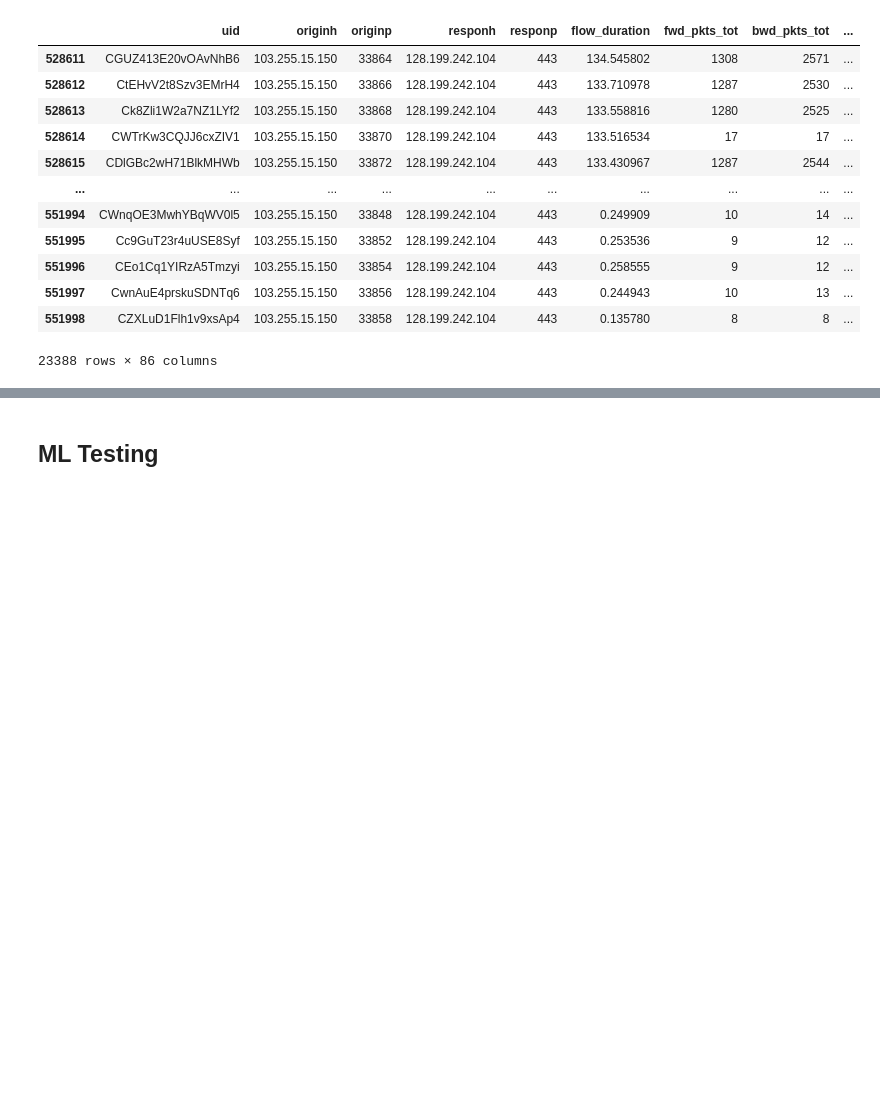
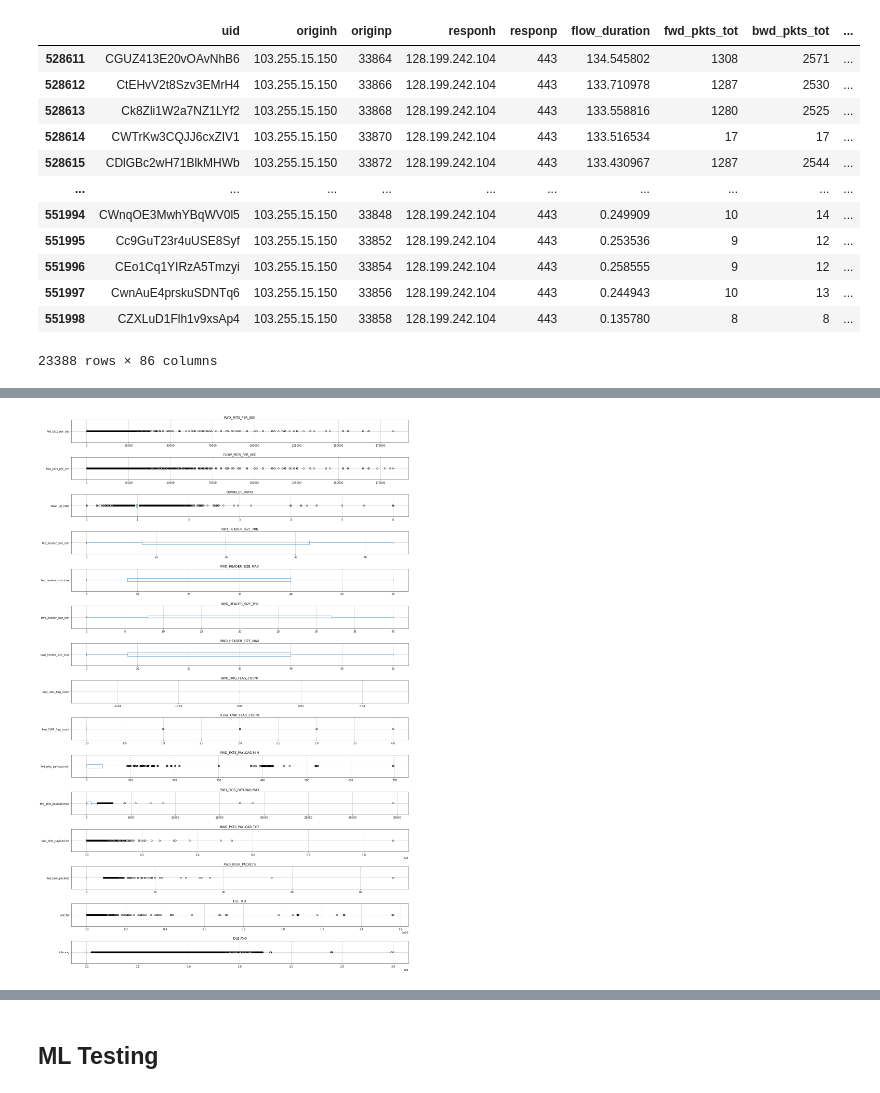
Before and after one commit to linjoshua882/deep-learning-cybersecurity-intrusion-detection, a Jupyter notebook: code.ipynb, the cells around one changed output, grey strips where cells are left out. Drawn from its saved outputs; the diff is of its cells as text; code cells hidden in the pictures; blank space fills up the shorter version.

Commit message:
added feature selection process and additional model workflow

```diff
--- a/code.ipynb
+++ b/code.ipynb
@@ -29,5 +26,5 @@ Saving ALLFLOWMETER_HIKARI2021.csv to ALLFLOWMETER_HIKARI2021 (1).csv
 # %%
-df = pd.read_csv(io.BytesIO(uploaded['ALLFLOWMETER_HIKARI2021.csv']))
+df = pd.read_csv('/content/ALLFLOWMETER_HIKARI2021.csv')
 # %%
 df = df.drop(columns=['Unnamed: 0.1', 'Unnamed: 0'])
 # %%
@@ -345,0 +67,3 @@ y = df['Label']
+# %%
+df = df[(df['traffic_category'] == 'Benign') | (df['traffic_category'] == 'Probing')]
+df = df.select_dtypes(include=[np.number])
@@ -345,0 +123,9 @@ y = df['Label']
+# %%
+fvalue_selector = SelectKBest(f_classif, k=15)
+X_best_features = fvalue_selector.fit_transform(
+    df.select_dtypes(include=[np.number]).drop(columns=['Label']), df['Label'])
+# %%
+df_kbest = df[[col for col in df if col in df.columns[fvalue_selector.get_support(indices=True)].tolist()]].copy()
+df_kbest['label'] = df['Label']
+df_kbest.loc[~(df_kbest < 0).all(axis=1)]
+df_kbest.head()
@@ -345,0 +139,20 @@ y = df['Label']
+# %%
+# Figure for subplots (boxplots)
+import math
+
+plt.figure(figsize=(20, 30))
+
+for i, col in enumerate(df_kbest.drop(columns=['label'])):
+    # add a new subplot iteratively
+    ax = plt.subplot(math.ceil(len(df_kbest.columns) - 1), 1, i+1)
+
+    df_kbest.boxplot(col, vert=False, ax=ax)
+
+    # chart formatting
+    ax.set_title(col.upper())
+    ax.set_xlabel("")
+
+plt.tight_layout()
+plt.show()
+# %% [output]
+[figure, added]
```
Also changed, not shown: parts of 47 cells of this notebook, 1 other file.
